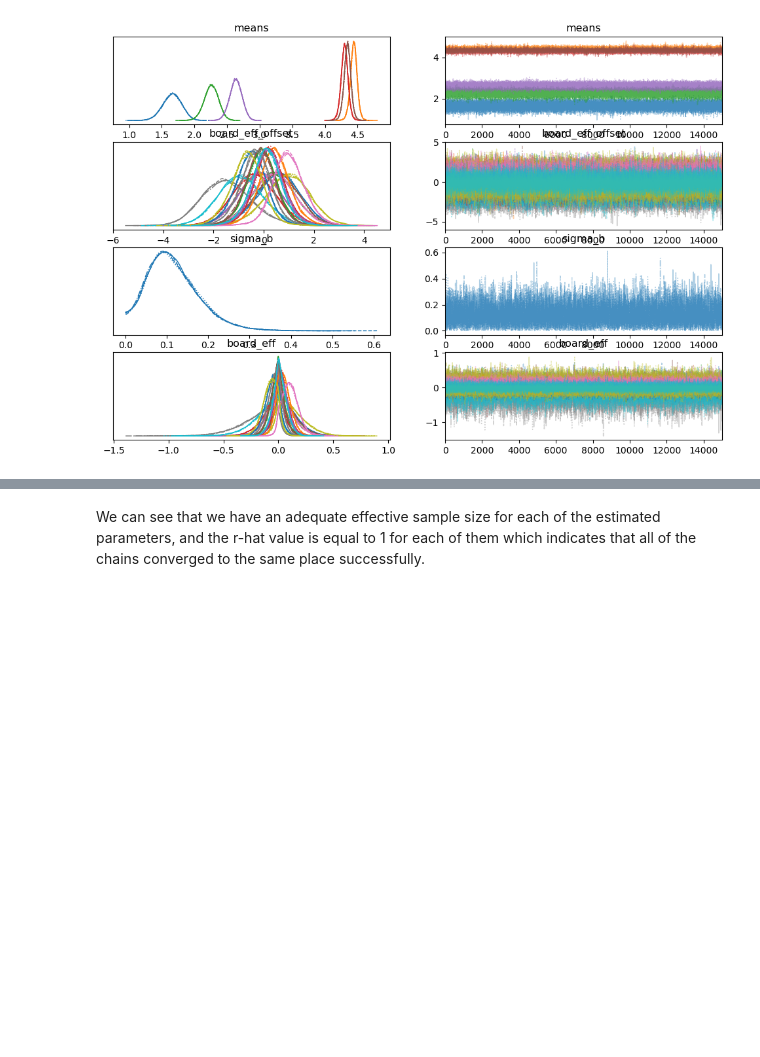
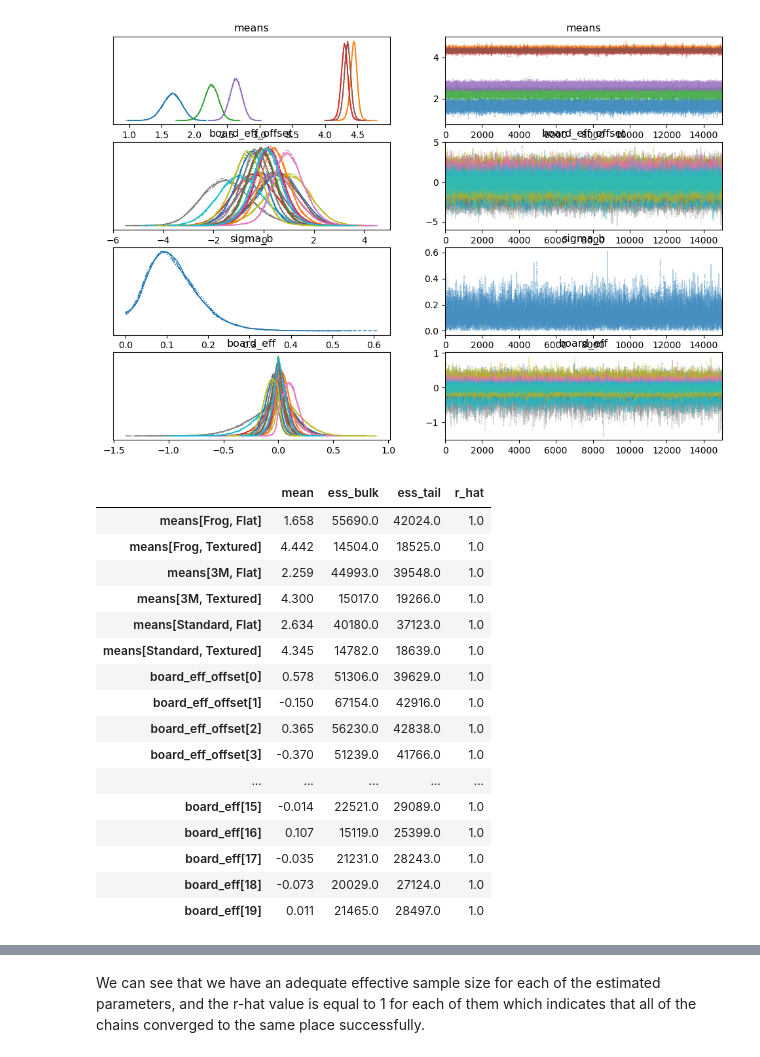
Before and after one commit to quintbro/masking-tape-analysis, a Jupyter notebook: masking_tape_analysis.ipynb, the cells around one changed output, grey strips where cells are left out. Drawn from its saved outputs; the diff is of its cells as text; code cells hidden in the pictures; blank space fills up the shorter version.

Commit message:
fix the posterior summary

```diff
--- a/masking_tape_analysis.ipynb
+++ b/masking_tape_analysis.ipynb
@@ -165,3 +165,22 @@ plt.show()
 [figure]
 # %%
 post_summary = az.summary(idata)
+post_summary[["mean", "ess_bulk", "ess_tail", "r_hat"]]
+# %% [output]
+|  | mean | ess_bulk | ess_tail | r_hat |
+| means[Frog, Flat] | 1.658 | 55690.0 | 42024.0 | 1.0 |
+| means[Frog, Textured] | 4.442 | 14504.0 | 18525.0 | 1.0 |
+| means[3M, Flat] | 2.259 | 44993.0 | 39548.0 | 1.0 |
+| means[3M, Textured] | 4.300 | 15017.0 | 19266.0 | 1.0 |
+| means[Standard, Flat] | 2.634 | 40180.0 | 37123.0 | 1.0 |
+| means[Standard, Textured] | 4.345 | 14782.0 | 18639.0 | 1.0 |
+| board_eff_offset[0] | 0.578 | 51306.0 | 39629.0 | 1.0 |
+| board_eff_offset[1] | -0.150 | 67154.0 | 42916.0 | 1.0 |
+| board_eff_offset[2] | 0.365 | 56230.0 | 42838.0 | 1.0 |
+| board_eff_offset[3] | -0.370 | 51239.0 | 41766.0 | 1.0 |
+| ... | ... | ... | ... | ... |
+| board_eff[15] | -0.014 | 22521.0 | 29089.0 | 1.0 |
+| board_eff[16] | 0.107 | 15119.0 | 25399.0 | 1.0 |
+| board_eff[17] | -0.035 | 21231.0 | 28243.0 | 1.0 |
+| board_eff[18] | -0.073 | 20029.0 | 27124.0 | 1.0 |
+| board_eff[19] | 0.011 | 21465.0 | 28497.0 | 1.0 |
```
Also changed, not shown: parts of 1 cell of this notebook.
